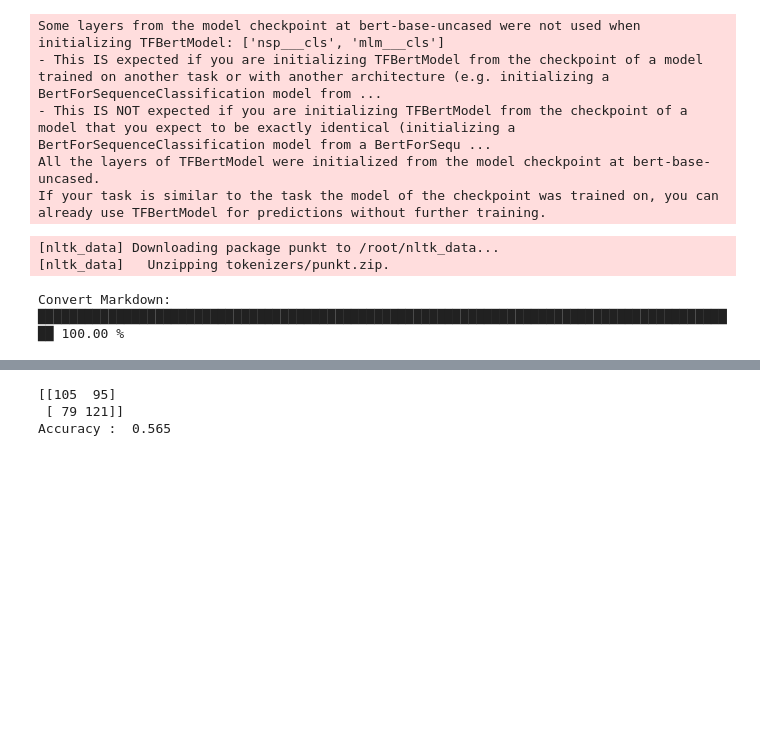
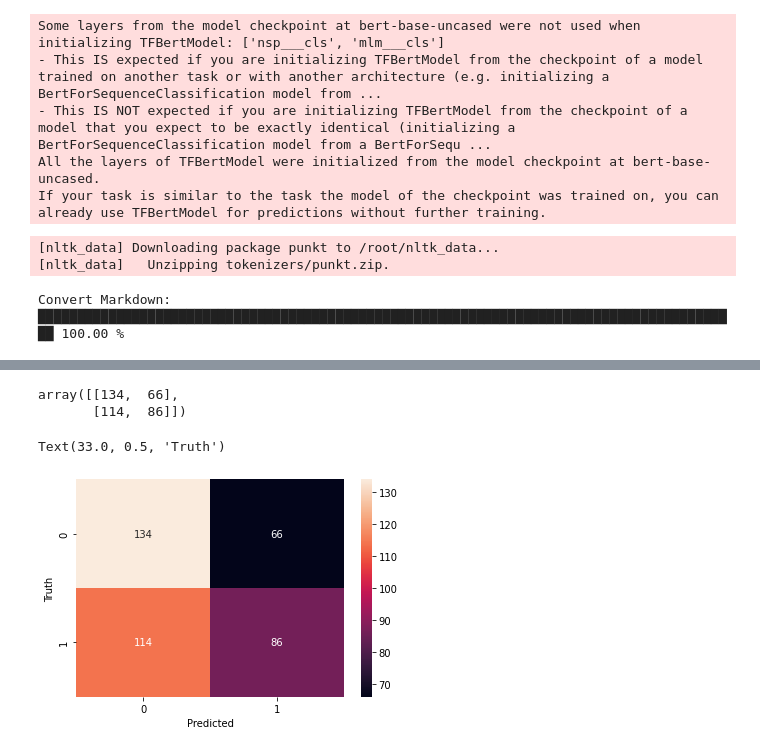
Before and after one commit to ras1364/Fake-Review-Using-BERT, a Jupyter notebook: FakeReviewDetectionUsingBertVer3_2_0.ipynb, the cells around one changed output, grey strips where cells are left out. Cells and saved outputs as stored; diff of their text form; code cells hidden in the pictures; blank space fills up the shorter version.

```diff
--- a/FakeReviewDetectionUsingBertVer3_2_0.ipynb
+++ b/FakeReviewDetectionUsingBertVer3_2_0.ipynb
@@ -214,0 +218,7 @@ y_pred = classifier.predict(X_test_std)
+# %%
+history = model.fit(
+    X_train_embedding_squeezed,
+    y_train.deceptive,
+    batch_size=32,
+    epochs=5,
+    validation_data=(X_test_embedding_squeezed, y_test.deceptive))
@@ -214,0 +242,3 @@ y_pred = classifier.predict(X_test_std)
+# %%
+y_predicted = model.predict(X_test_embedding_squeezed)
+y_predicted = y_predicted.flatten()
@@ -214,0 +247,4 @@ y_pred = classifier.predict(X_test_std)
+# %%
+import numpy as np
+y_predicted = np.where(y_predicted > 0.5, 1, 0)
+y_predicted
@@ -215,9 +271,17 @@ y_pred = classifier.predict(X_test_std)
 # %%
-from sklearn.metrics import confusion_matrix, accuracy_score
-cm = confusion_matrix(y_test.deceptive, y_pred)
-print(cm)
-print("Accuracy : ",accuracy_score(y_test.deceptive,y_pred))
+from sklearn.metrics import confusion_matrix, classification_report
+
+cm = confusion_matrix(y_test.deceptive, y_predicted)
+cm
 # %% [output]
-[[105  95]
- [ 79 121]]
-Accuracy :  0.565
+array([[134,  66],
+       [114,  86]])
+# %%
+from matplotlib import pyplot as plt
+import seaborn as sn
+sn.heatmap(cm, annot=True, fmt='d')
+plt.xlabel('Predicted')
+plt.ylabel('Truth')
+# %% [output]
+Text(33.0, 0.5, 'Truth')
+[figure, added]
```
Also changed, not shown: parts of 24 cells of this notebook.
